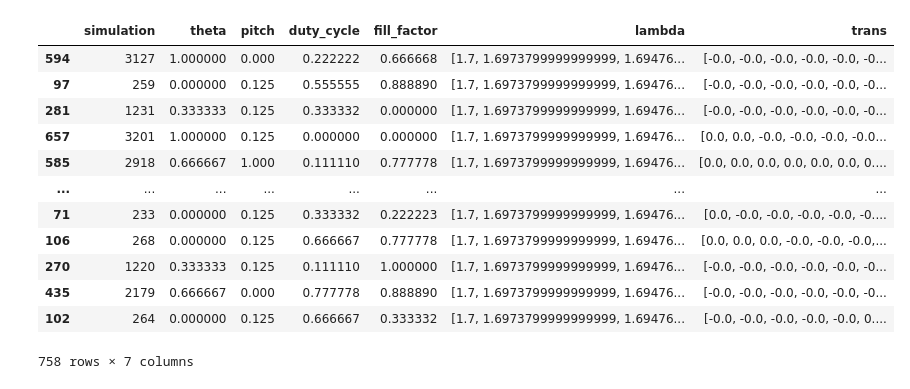
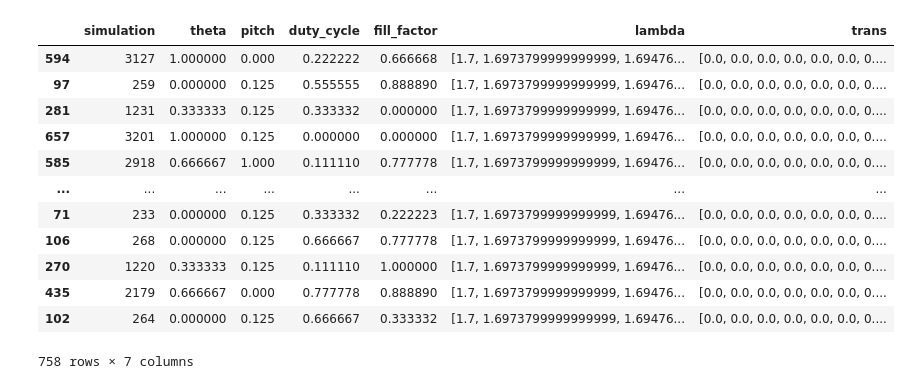
Before and after one commit to JonathanALevine/deep-photonics, a Jupyter notebook: main.ipynb, the cells around one changed output. Drawn from its saved outputs; the diff is of its cells as text; code cells hidden in the pictures.

```diff
--- a/main.ipynb
+++ b/main.ipynb
@@ -228,3 +227,19 @@ def engineering_steps_v2(dataframe:pd.DataFrame)->pd.DataFrame:
 
     data = {'simulation':simulations, 'theta':thetas, 'pitch':pitchs, 'duty_cycle':duty_cycles, 'fill_factor':fill_factors, 'lambda':lambdas, 'trans':trans}
     return make_dataframe_from_data(data)
+# %%
+def normalize_trans_vals(df:pd.DataFrame, min_val:float, max_val:float)->pd.DataFrame:
+    df['trans'] = df['trans'].apply(lambda x: (x - min_val) / (max_val - min_val))
+    return df
+# %%
+def get_min_max_trans_vals(df:pd.DataFrame)->list:
+    num_rows = df.shape[0]
+    max_val = 0
+    min_val = 100
+    for i in tqdm(range(num_rows)):
+        trans_vals = df.iloc[i]['trans']
+        if max(trans_vals) > max_val:
+            max_val = max(trans_vals)
+        if min(trans_vals) < min_val:
+            min_val = min(trans_vals)
+    return [min_val, max_val]
@@ -238,29 +259,35 @@ def get_labels(dataframe:pd.DataFrame)->torch.Tensor:
 # %%
 random_state = 42
 file = 'lumerical/Results_1673042557656.txt'
 # read the simulation data from file into a dataframe
 dataframe = get_simulation_data_from_file(filename=file)
 # filter out the good plots from the bad plots
 dataframe = engineering_steps_v2(dataframe=dataframe)
 # normnalize the features in the dataset
 dataframe = normalize_dataset(dataframe)
-dataframe = dataframe.sample(frac=1, random_state=random_state)
 # round the values in dataframe['trans'] to 4 decimal places
 dataframe['trans'] = dataframe['trans'].apply(lambda x: np.round(x, 3))
+# Get the min and max trans vals
+min_val = get_min_max_trans_vals(df=dataframe)[0]
+max_val = get_min_max_trans_vals(df=dataframe)[1]
+# normalize the trans vals in dataframe
+dataframe = normalize_trans_vals(df=dataframe, min_val=min_val, max_val=max_val)
+# randomize the samples in the dataframe
+dataframe = dataframe.sample(frac=1, random_state=random_state)
 dataframe
 # %% [output]
 |  | simulation | theta | pitch | duty_cycle | fill_factor | lambda | trans |
-| 594 | 3127 | 1.000000 | 0.000 | 0.222222 | 0.666668 | [1.7, 1.6973799999999999, 1.69476... | [-0.0, -0.0, -0.0, -0.0, -0.0, -0... |
-| 97 | 259 | 0.000000 | 0.125 | 0.555555 | 0.888890 | [1.7, 1.6973799999999999, 1.69476... | [-0.0, -0.0, -0.0, -0.0, -0.0, -0... |
-| 281 | 1231 | 0.333333 | 0.125 | 0.333332 | 0.000000 | [1.7, 1.6973799999999999, 1.69476... | [-0.0, -0.0, -0.0, -0.0, -0.0, -0... |
-| 657 | 3201 | 1.000000 | 0.125 | 0.000000 | 0.000000 | [1.7, 1.6973799999999999, 1.69476... | [0.0, 0.0, -0.0, -0.0, -0.0, -0.0... |
+| 594 | 3127 | 1.000000 | 0.000 | 0.222222 | 0.666668 | [1.7, 1.6973799999999999, 1.69476... | [0.0, 0.0, 0.0, 0.0, 0.0, 0.0, 0.... |
+| 97 | 259 | 0.000000 | 0.125 | 0.555555 | 0.888890 | [1.7, 1.6973799999999999, 1.69476... | [0.0, 0.0, 0.0, 0.0, 0.0, 0.0, 0.... |
+| 281 | 1231 | 0.333333 | 0.125 | 0.333332 | 0.000000 | [1.7, 1.6973799999999999, 1.69476... | [0.0, 0.0, 0.0, 0.0, 0.0, 0.0, 0.... |
+| 657 | 3201 | 1.000000 | 0.125 | 0.000000 | 0.000000 | [1.7, 1.6973799999999999, 1.69476... | [0.0, 0.0, 0.0, 0.0, 0.0, 0.0, 0.... |
 | 585 | 2918 | 0.666667 | 1.000 | 0.111110 | 0.777778 | [1.7, 1.6973799999999999, 1.69476... | [0.0, 0.0, 0.0, 0.0, 0.0, 0.0, 0.... |
 | ... | ... | ... | ... | ... | ... | ... | ... |
-| 71 | 233 | 0.000000 | 0.125 | 0.333332 | 0.222223 | [1.7, 1.6973799999999999, 1.69476... | [0.0, -0.0, -0.0, -0.0, -0.0, -0.... |
-| 106 | 268 | 0.000000 | 0.125 | 0.666667 | 0.777778 | [1.7, 1.6973799999999999, 1.69476... | [0.0, 0.0, 0.0, -0.0, -0.0, -0.0,... |
-| 270 | 1220 | 0.333333 | 0.125 | 0.111110 | 1.000000 | [1.7, 1.6973799999999999, 1.69476... | [-0.0, -0.0, -0.0, -0.0, -0.0, -0... |
-| 435 | 2179 | 0.666667 | 0.000 | 0.777778 | 0.888890 | [1.7, 1.6973799999999999, 1.69476... | [-0.0, -0.0, -0.0, -0.0, -0.0, -0... |
-| 102 | 264 | 0.000000 | 0.125 | 0.666667 | 0.333332 | [1.7, 1.6973799999999999, 1.69476... | [-0.0, -0.0, -0.0, -0.0, -0.0, 0.... |
+| 71 | 233 | 0.000000 | 0.125 | 0.333332 | 0.222223 | [1.7, 1.6973799999999999, 1.69476... | [0.0, 0.0, 0.0, 0.0, 0.0, 0.0, 0.... |
+| 106 | 268 | 0.000000 | 0.125 | 0.666667 | 0.777778 | [1.7, 1.6973799999999999, 1.69476... | [0.0, 0.0, 0.0, 0.0, 0.0, 0.0, 0.... |
+| 270 | 1220 | 0.333333 | 0.125 | 0.111110 | 1.000000 | [1.7, 1.6973799999999999, 1.69476... | [0.0, 0.0, 0.0, 0.0, 0.0, 0.0, 0.... |
+| 435 | 2179 | 0.666667 | 0.000 | 0.777778 | 0.888890 | [1.7, 1.6973799999999999, 1.69476... | [0.0, 0.0, 0.0, 0.0, 0.0, 0.0, 0.... |
+| 102 | 264 | 0.000000 | 0.125 | 0.666667 | 0.333332 | [1.7, 1.6973799999999999, 1.69476... | [0.0, 0.0, 0.0, 0.0, 0.0, 0.0, 0.... |
 758 rows × 7 columns
 # %%
 class GCNet(nn.Module):
```
Also changed, not shown: parts of 8 cells of this notebook.
